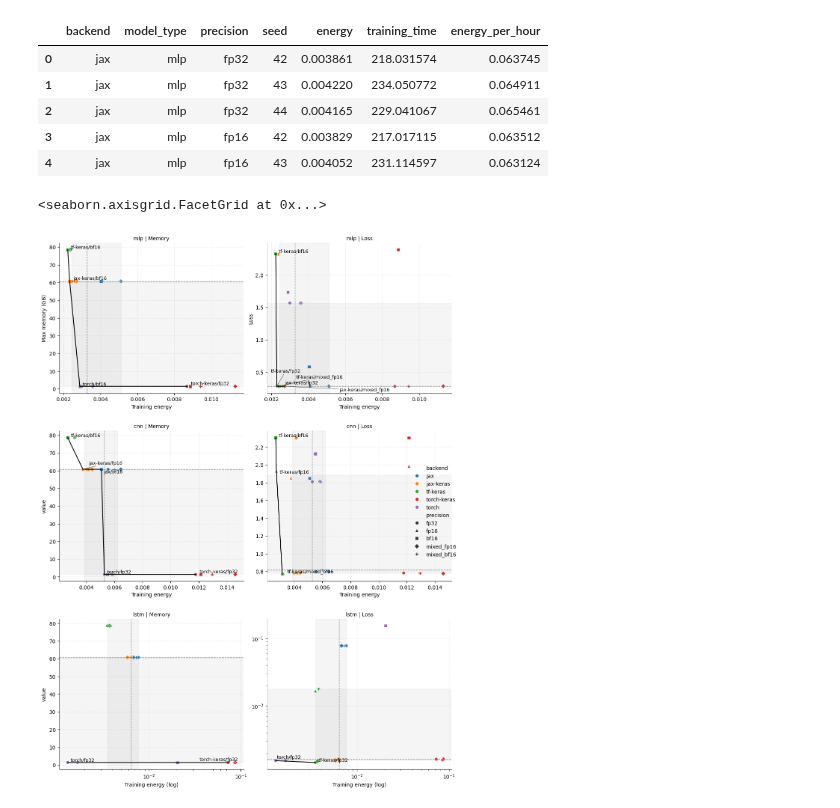
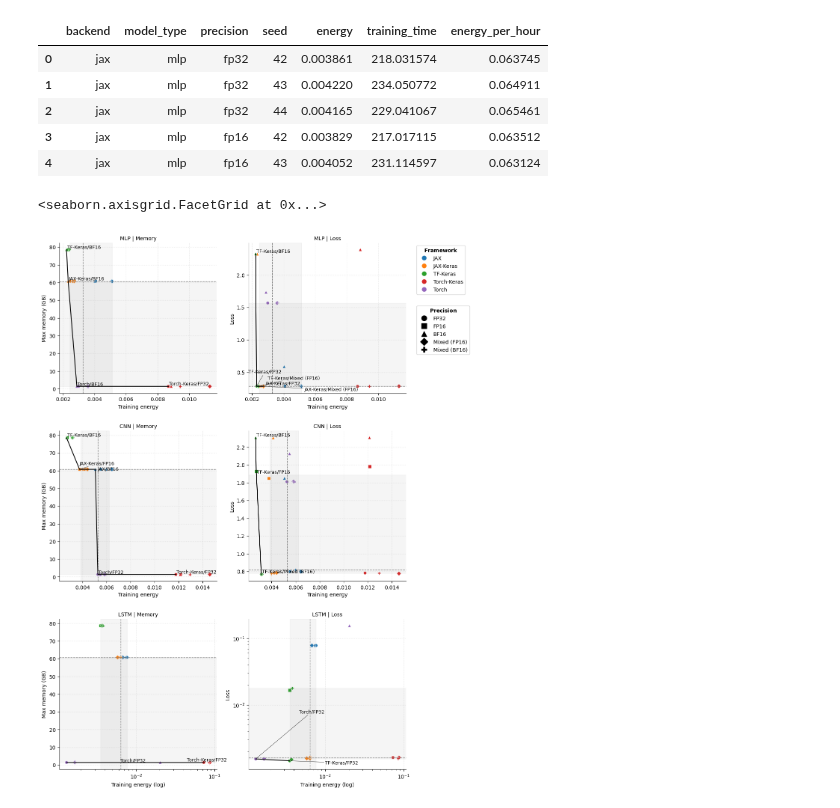
Before and after one commit to GustavoC3J/DL-frameworks-benchmark, a Jupyter notebook: results_analysis.ipynb, the cells around one changed output. Drawn from its saved outputs; the diff is of its cells as text; code cells hidden in the pictures.

```diff
--- a/results_analysis.ipynb
+++ b/results_analysis.ipynb
@@ -838,9 +894,7 @@ plot.set(yscale="log")
 # %% [markdown]
 ### GPU Energy per Hour
 # %%
-time_df["seed"] = time_df["seed"].astype(str)
 time_df = exp_config_category(time_df)
-
 time_df.head()
 # %% [output]
 |  | backend | model_type | model_complexity | precision | seed | training_time | testing_time |
@@ -1077,15 +1129,16 @@ colors = {
     "num_error":   "red"
 }
 
-x = np.arange(len(precision_order)) # base positions
+x = np.arange(len(orders["precision"])) # base positions
 bar_width = 0.25
 
-fig, ax = plt.subplots(figsize=(5,4))
+fig, ax = plt.subplots(figsize=(6,5))
 
-for i, seed in enumerate(seed_order):
+for i, seed in enumerate(orders["seed"]):
     subset = num_failed_df[num_failed_df["seed"] == seed]
     bottoms = np.zeros(len(subset))
-    for col in ["num_success", "num_failed", "num_error"]:
+
+    for col in colors.keys():
         ax.bar(
             x + i * bar_width, # Move each seed bars
             subset[col].values,
@@ -1099,12 +1152,13 @@ for i, seed in enumerate(seed_order):
 
 
 ax.set_xticks(x + bar_width)
-ax.set_xticklabels([f"42 43 44\n{precision}" for precision in precision_order])
+precision_labels = labels["precision"]
+ax.set_xticklabels([f"42 43 44\n{precision_labels[precision]}" for precision in orders["precision"]])
 
 ax.set_ylabel("Number of experiments")
 
 ax.set_title("Experiment status by precision and seed")
-ax.legend(["Success","Failed","Error"], title="Status", loc="upper right")
+ax.legend(["Success","Failed","Error"], title=r"$\bf{Status}$", loc="upper right")
 
 plt.tight_layout()
 plt.show()
@@ -1293,0 +1353,4 @@ NameError: name 'mixed_df' is not defined
+# %%
+markers = ["o", "s", "^", "D", "P"]
+precision_markers = {precision_labels[precision]: marker for precision, marker in zip(orders["precision"], markers)}
+precision_markers
@@ -1446,15 +1549,7 @@ total_energy_df.head()
 | 3 | jax | mlp | fp16 | 42 | 0.003829 | 217.017115 | 0.063512 |
 | 4 | jax | mlp | fp16 | 43 | 0.004052 | 231.114597 | 0.063124 |
 # %%
-valid_df = mixed_df[mixed_df["valid"]]
-
-precision_markers = {
-    "fp32": "o",
-    "bf16": "s",
-    "fp16": "^",
-    "mixed_fp16": "D",
-    "mixed_bf16": "P"
-}
+valid_df = add_labels(mixed_df[mixed_df["valid"]])
 
 plot = sns.relplot(
     data=valid_df,
@@ -1466,37 +1561,8 @@ plot = sns.relplot(
     col="metric",
     row="model_type",
     facet_kws={"sharex": False, "sharey": False},
+    legend=False
 )
-
-# Plot titles
-plot.set_titles(row_template="{row_name}", col_template="{col_name}")
-
-# Add space between rows (for labels)
-plot.figure.subplots_adjust(hspace=0.25)
-
-# Adjust labels per column
-for ax, metric in zip(plot.axes[0], ['Memory', 'Loss']):
-    if metric == 'Memory':
-        ax.set_ylabel("Max memory (GB)")
-    else:
-        ax.set_ylabel("Loss")
-
-# log-x only for LSTM row
-for model, axs in zip(model_order, plot.axes):
-    if str(model).lower() == "lstm":
-        for ax in axs:
-            ax.set(xscale="log")
-            ax.set_xlabel("Training energy (log)")
-        axs[-1].set(yscale="log")
-    else:
-        for ax in axs:
-            ax.set_xlabel("Training energy")
-
-
-# Grid
-for ax in plot.axes.flat:
-    ax.grid(True, ls=":", alpha=.4)
-
 
 for ax, (keys, df) in zip(plot.axes.flat, valid_df.groupby(['model_type', 'metric'])):
     model, metric = keys
@@ -1518,31 +1584,62 @@ for ax, (keys, df) in zip(plot.axes.flat, valid_df.groupby(['model_type', 'metri
 
     best = np.inf # In all three metrics, a lower value is preferred
     pareto = []
     for _, r in df2.iterrows():
         if r['value'] < best:
             pareto.append((r['energy'], r['value']))
             best = r['value']
 
     pareto = np.array(pareto)
     ax.plot(pareto[:,0], pareto[:,1], lw=1.5, color="black", label="Pareto")
 
     # Annotate Pareto points
     pareto_df = pd.merge(
         df,
         pd.DataFrame(pareto, columns=['energy','value']),
         on=['energy','value']
     )
 
     texts = []
     for i, r in pareto_df.iterrows():
         texts.append(
             ax.text(r.energy, r.value,
                     f"{r.backend}/{r.precision}",
                     fontsize=9)
         )
     adjust_text(texts, ax=ax, arrowprops=dict(arrowstyle="->", lw=0.5))
 
+
+
+# Plot titles
+plot.set_titles(row_template="{row_name}", col_template="{col_name}")
+
+# Add space between rows (for labels)
+plot.figure.subplots_adjust(wspace=0.2, hspace=0.25)
+
+# Adjust labels per column
+for axs in plot.axes:
+    axs[0].set_ylabel("Max memory (GB)")
+    axs[1].set_ylabel("Loss")
+
+# log-x only for LSTM row
+for model, axs in zip(model_order, plot.axes):
+    if str(model).lower() == "lstm":
+        for ax in axs:
+            ax.set(xscale="log")
+            ax.set_xlabel("Training energy (log)")
+        axs[-1].set(yscale="log")
+    else:
+        for ax in axs:
+            ax.set_xlabel("Training energy")
+
+
+# Grid
+for ax in plot.axes.flat:
+    ax.grid(True, ls=":", alpha=.4)
+
+make_legend(plot)
+
 plot.add_legend()
 # %% [output]
 <seaborn.axisgrid.FacetGrid at 0x...>
-[figure, old version]
+[figure, new version]
```
Also changed, not shown: parts of 30 cells of this notebook.
